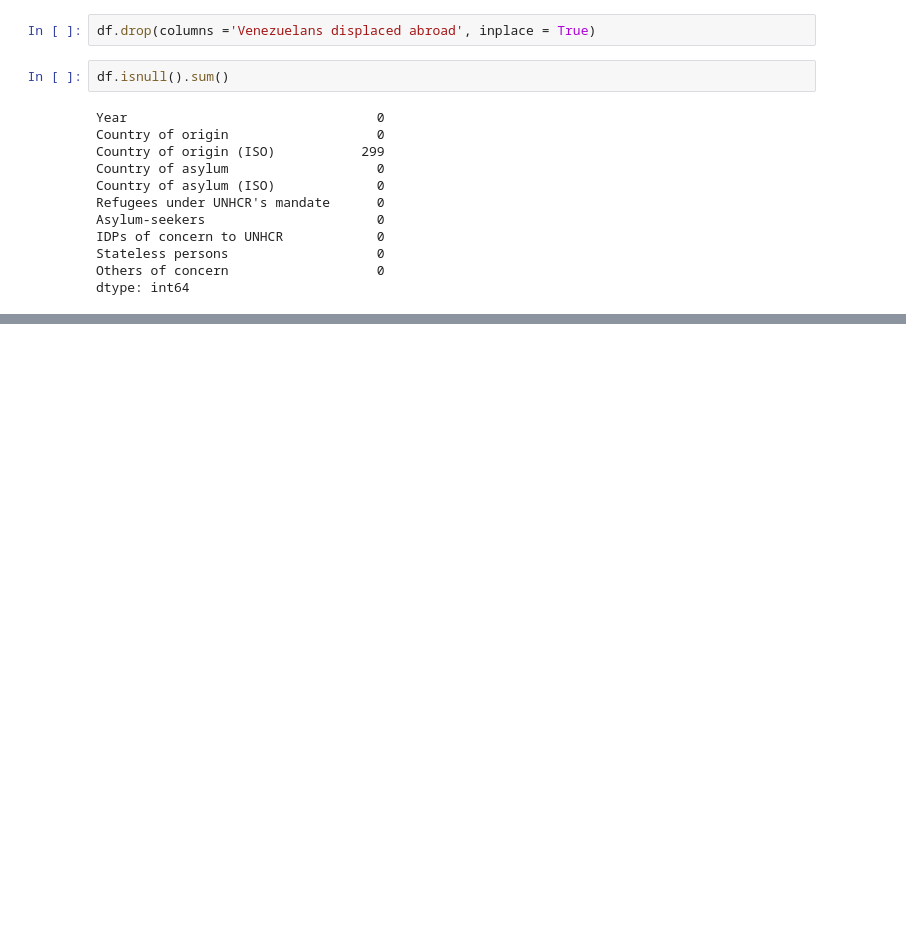
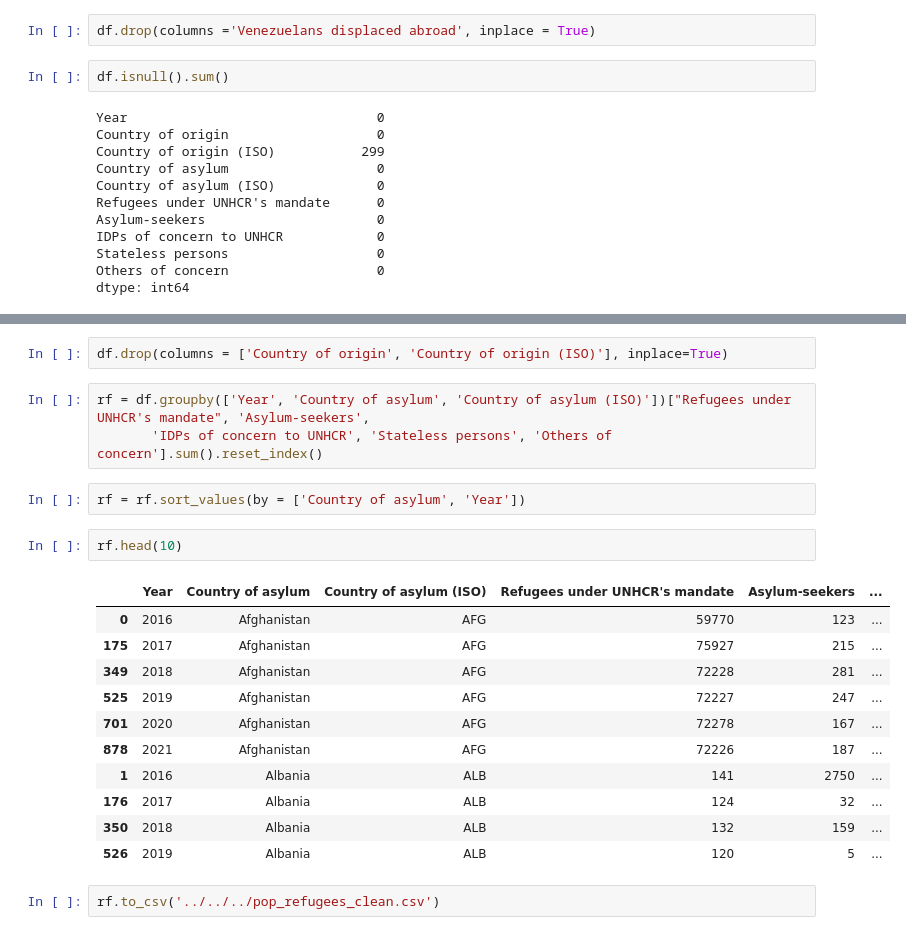
Before and after one commit to Tim-O-Neill/Ukrainian-Refugees, a Jupyter notebook: code/01_data_cleaning/01_clean_popref.ipynb, the cells around one changed output, grey strips where cells are left out. Drawn from its saved outputs; the diff is of its cells as text; blank space fills up the shorter version.

Commit message:
popref clean file

```diff
--- a/code/01_data_cleaning/01_clean_popref.ipynb
+++ b/code/01_data_cleaning/01_clean_popref.ipynb
@@ -90,0 +123,23 @@ dtype: int64
+# %%
+df.drop(columns = ['Country of origin', 'Country of origin (ISO)'], inplace=True)
+# %%
+rf = df.groupby(['Year', 'Country of asylum', 'Country of asylum (ISO)'])["Refugees under UNHCR's mandate", 'Asylum-seekers',
+       'IDPs of concern to UNHCR', 'Stateless persons', 'Others of concern'].sum().reset_index()
+# %%
+rf = rf.sort_values(by = ['Country of asylum', 'Year'])
+# %%
+rf.head(10)
+# %% [output]
+|  | Year | Country of asylum | Country of asylum (ISO) | Refugees under UNHCR's mandate | Asylum-seekers | ... |
+| 0 | 2016 | Afghanistan | AFG | 59770 | 123 | ... |
+| 175 | 2017 | Afghanistan | AFG | 75927 | 215 | ... |
+| 349 | 2018 | Afghanistan | AFG | 72228 | 281 | ... |
+| 525 | 2019 | Afghanistan | AFG | 72227 | 247 | ... |
+| 701 | 2020 | Afghanistan | AFG | 72278 | 167 | ... |
+| 878 | 2021 | Afghanistan | AFG | 72226 | 187 | ... |
+| 1 | 2016 | Albania | ALB | 141 | 2750 | ... |
+| 176 | 2017 | Albania | ALB | 124 | 32 | ... |
+| 350 | 2018 | Albania | ALB | 132 | 159 | ... |
+| 526 | 2019 | Albania | ALB | 120 | 5 | ... |
+# %%
+rf.to_csv('../../../pop_refugees_clean.csv')
```
Also changed, not shown: parts of 2 cells of this notebook, 1 other file.
